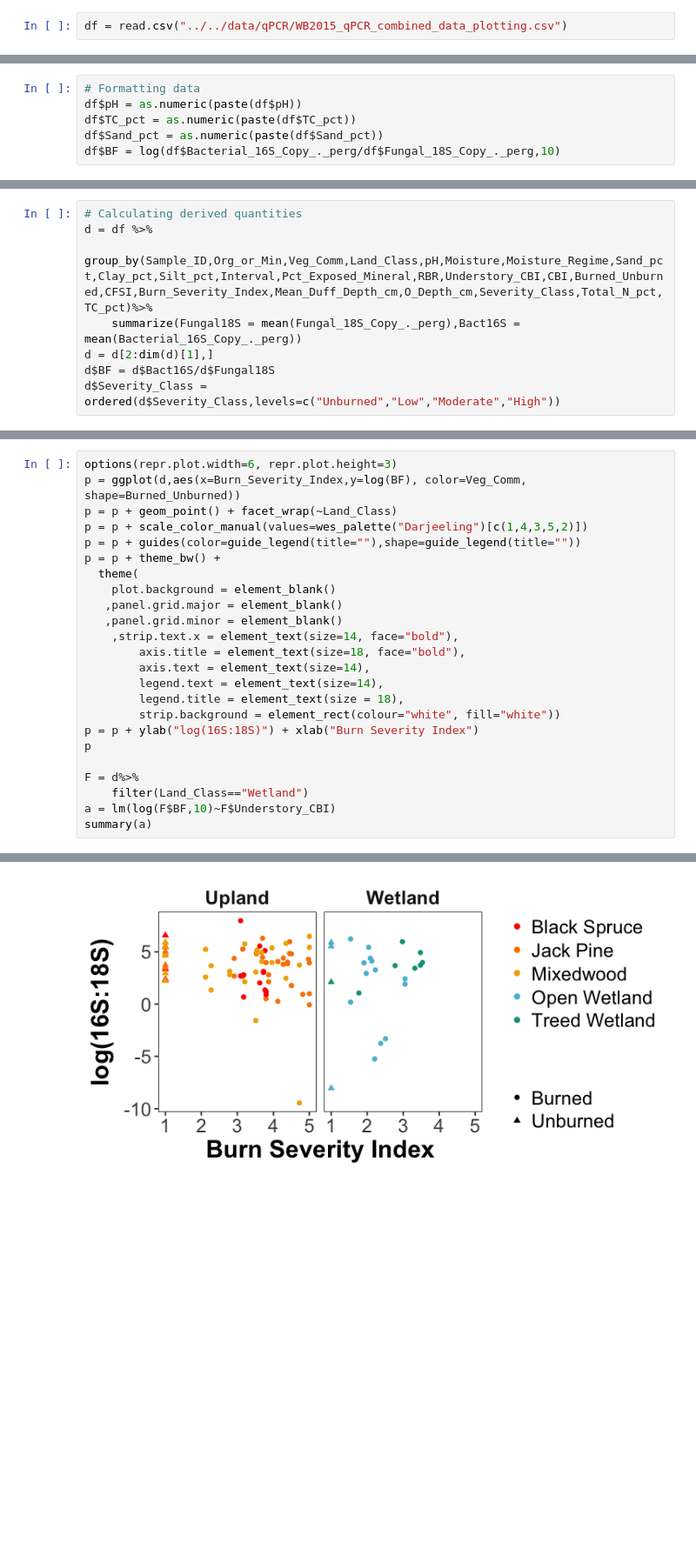
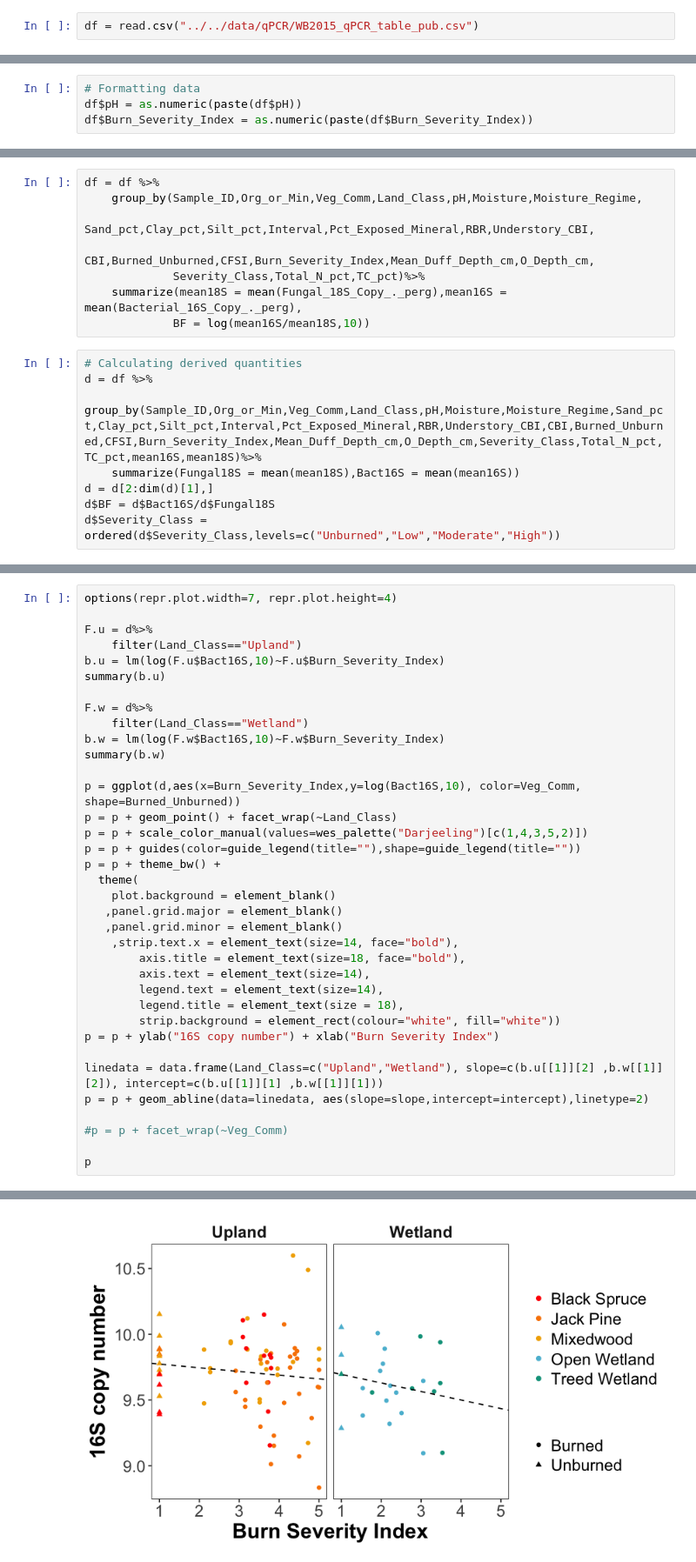
Before and after one commit to TheaWhitman/WoodBuffalo, a Jupyter notebook: Paper_Analyses_Figures/qPCR.pub.ipynb, the cells around one changed output, grey strips where cells are left out. Shown: that part at 87% size. Drawn from its saved outputs; the diff is of its cells as text; blank space fills up the shorter version.

```diff
--- a/Paper_Analyses_Figures/qPCR.pub.ipynb
+++ b/Paper_Analyses_Figures/qPCR.pub.ipynb
@@ -14,4 +16,4 @@ The following objects are masked from ‘package:base’:
 
     intersect, setdiff, setequal, union
 # %%
-df = read.csv("../../data/qPCR/WB2015_qPCR_combined_data_plotting.csv")
+df = read.csv("../../data/qPCR/WB2015_qPCR_table_pub.csv")
@@ -27,8 +32,6 @@ df$Fungal_18S_Copy_._perg[df$Sample=="15S-NT-U12O-2"]=df$Fungal_18S_Copy_._perg[
 # %%
 # Formatting data
 df$pH = as.numeric(paste(df$pH))
-df$TC_pct = as.numeric(paste(df$TC_pct))
-df$Sand_pct = as.numeric(paste(df$Sand_pct))
-df$BF = log(df$Bacterial_16S_Copy_._perg/df$Fungal_18S_Copy_._perg,10)
+df$Burn_Severity_Index = as.numeric(paste(df$Burn_Severity_Index))
 # %% [output]
 Warning message in eval(expr, envir, enclos):
@@ -37,9 +38,17 @@ Warning message in eval(expr, envir, enclos):
 “NAs introduced by coercion”
+# %%
+df = df %>%
+    group_by(Sample_ID,Org_or_Min,Veg_Comm,Land_Class,pH,Moisture,Moisture_Regime,
+             Sand_pct,Clay_pct,Silt_pct,Interval,Pct_Exposed_Mineral,RBR,Understory_CBI,
+             CBI,Burned_Unburned,CFSI,Burn_Severity_Index,Mean_Duff_Depth_cm,O_Depth_cm,
+             Severity_Class,Total_N_pct,TC_pct)%>%
+    summarize(mean18S = mean(Fungal_18S_Copy_._perg),mean16S = mean(Bacterial_16S_Copy_._perg),
+             BF = log(mean16S/mean18S,10))
 # %%
 # Calculating derived quantities
 d = df %>%
-    group_by(Sample_ID,Org_or_Min,Veg_Comm,Land_Class,pH,Moisture,Moisture_Regime,Sand_pct,Clay_pct,Silt_pct,Interval,Pct_Exposed_Mineral,RBR,Understory_CBI,CBI,Burned_Unburned,CFSI,Burn_Severity_Index,Mean_Duff_Depth_cm,O_Depth_cm,Severity_Class,Total_N_pct,TC_pct)%>%
-    summarize(Fungal18S = mean(Fungal_18S_Copy_._perg),Bact16S = mean(Bacterial_16S_Copy_._perg))
+    group_by(Sample_ID,Org_or_Min,Veg_Comm,Land_Class,pH,Moisture,Moisture_Regime,Sand_pct,Clay_pct,Silt_pct,Interval,Pct_Exposed_Mineral,RBR,Understory_CBI,CBI,Burned_Unburned,CFSI,Burn_Severity_Index,Mean_Duff_Depth_cm,O_Depth_cm,Severity_Class,Total_N_pct,TC_pct,mean16S,mean18S)%>%
+    summarize(Fungal18S = mean(mean18S),Bact16S = mean(mean16S))
 d = d[2:dim(d)[1],]
 d$BF = d$Bact16S/d$Fungal18S
 d$Severity_Class = ordered(d$Severity_Class,levels=c("Unburned","Low","Moderate","High"))
@@ -99,6 +200,17 @@ F-statistic: 3.582 on 1 and 72 DF,  p-value: 0.06241
 # %%
-options(repr.plot.width=6, repr.plot.height=3)
-p = ggplot(d,aes(x=Burn_Severity_Index,y=log(BF), color=Veg_Comm, shape=Burned_Unburned))
+options(repr.plot.width=7, repr.plot.height=4)
+
+F.u = d%>%
+    filter(Land_Class=="Upland")
+b.u = lm(log(F.u$Bact16S,10)~F.u$Burn_Severity_Index)
+summary(b.u)
+
+F.w = d%>%
+    filter(Land_Class=="Wetland")
+b.w = lm(log(F.w$Bact16S,10)~F.w$Burn_Severity_Index)
+summary(b.w)
+
+p = ggplot(d,aes(x=Burn_Severity_Index,y=log(Bact16S,10), color=Veg_Comm, shape=Burned_Unburned))
 p = p + geom_point() + facet_wrap(~Land_Class)
 p = p + scale_color_manual(values=wes_palette("Darjeeling")[c(1,4,3,5,2)])
 p = p + guides(color=guide_legend(title=""),shape=guide_legend(title=""))
@@ -113,12 +225,13 @@ p = p + theme_bw() +
         legend.text = element_text(size=14),
         legend.title = element_text(size = 18),
         strip.background = element_rect(colour="white", fill="white"))
-p = p + ylab("log(16S:18S)") + xlab("Burn Severity Index")
+p = p + ylab("16S copy number") + xlab("Burn Severity Index")
+
+linedata = data.frame(Land_Class=c("Upland","Wetland"), slope=c(b.u[[1]][2] ,b.w[[1]][2]), intercept=c(b.u[[1]][1] ,b.w[[1]][1]))
+p = p + geom_abline(data=linedata, aes(slope=slope,intercept=intercept),linetype=2)
+
+#p = p + facet_wrap(~Veg_Comm)
+
 p
-
-F = d%>%
-    filter(Land_Class=="Wetland")
-a = lm(log(F$BF,10)~F$Understory_CBI)
-summary(a)
 # %% [output]
 Call:
@@ -139 +271 @@ F-statistic: 0.5684 on 1 and 22 DF,  p-value: 0.4589
-[figure, old version]
+[figure, new version]
```
Also changed, not shown: parts of 9 cells of this notebook.
